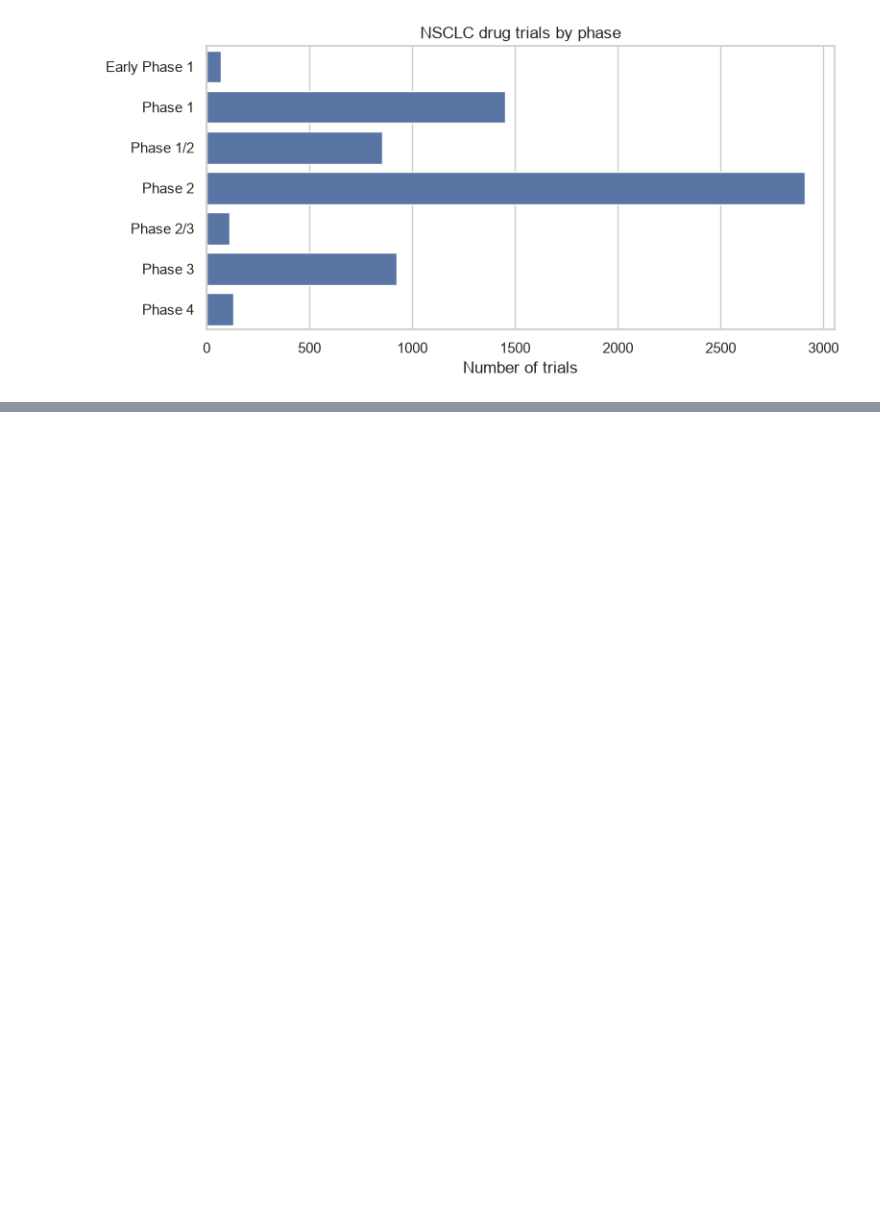
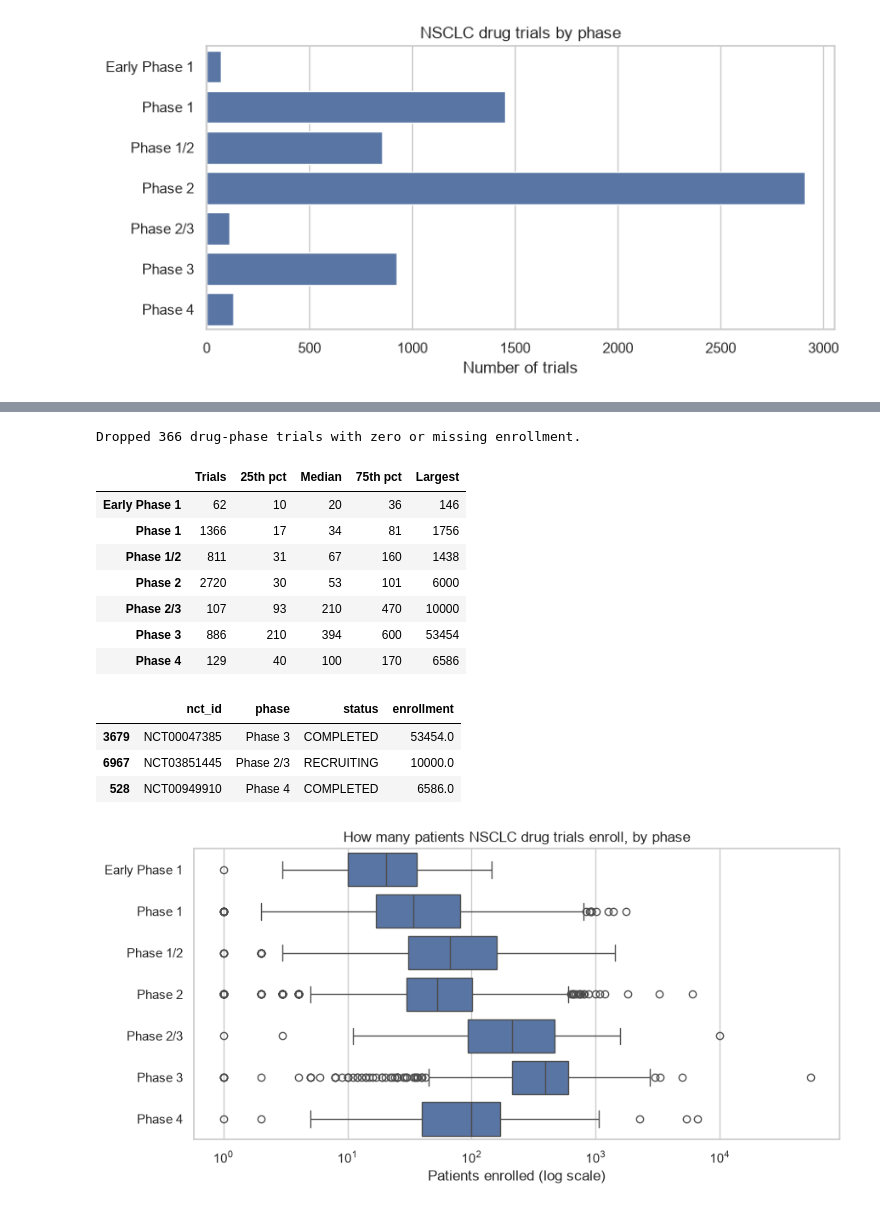
Before and after one commit to roadtoemploy1/clinical-trial-explorer, a Jupyter notebook: notebooks/03_charts.ipynb, the cells around one changed output, grey strips where cells are left out. Saved outputs shown, nothing was run; the diff lists cells and outputs as text; code cells hidden in the pictures; blank space fills up the shorter version.

```diff
--- a/notebooks/03_charts.ipynb
+++ b/notebooks/03_charts.ipynb
@@ -17,0 +150,40 @@ fig.savefig("../figures/01_trials_by_phase.png", dpi=150)
+# %%
+# Keep trials with a real enrollment number (drops zeros and missing values)
+sized = trials[(trials["enrollment"] > 0) & (trials["phase"].isin(order))]
+print(f"Dropped {len(trials[trials['phase'].isin(order)]) - len(sized)} drug-phase trials with zero or missing enrollment.\n")
+
+# Summary table for typical sizes of a phase
+stats = (sized.groupby("phase")["enrollment"]
+              .describe()[["count", "25%", "50%", "75%", "max"]]
+              .reindex(order)
+              .round(0).astype(int)
+              .rename(columns={"count": "Trials", "25%": "25th pct", "50%": "Median",
+                               "75%": "75th pct", "max": "Largest"}))
+stats.index.name = None
+display(stats)
+
+# Checking the trials with highest enrollment. Are these real or data-entry errors?
+display(sized.nlargest(3, "enrollment")[["nct_id", "phase", "status", "enrollment"]])
+
+# Box plot on a log scale
+fig, ax = plt.subplots(figsize=(9, 4.5))
+sns.boxplot(data=sized, x="enrollment", y="phase", order=order, log_scale=True, ax=ax)
+ax.set(title="How many patients NSCLC drug trials enroll, by phase",
+       xlabel="Patients enrolled (log scale)", ylabel="")
+fig.tight_layout()
+fig.savefig("../figures/05_enrollment_by_phase.png", dpi=150)
+# %% [output]
+Dropped 366 drug-phase trials with zero or missing enrollment.
+|  | Trials | 25th pct | Median | 75th pct | Largest |
+| Early Phase 1 | 62 | 10 | 20 | 36 | 146 |
+| Phase 1 | 1366 | 17 | 34 | 81 | 1756 |
+| Phase 1/2 | 811 | 31 | 67 | 160 | 1438 |
+| Phase 2 | 2720 | 30 | 53 | 101 | 6000 |
+| Phase 2/3 | 107 | 93 | 210 | 470 | 10000 |
+| Phase 3 | 886 | 210 | 394 | 600 | 53454 |
+| Phase 4 | 129 | 40 | 100 | 170 | 6586 |
+|  | nct_id | phase | status | enrollment |
+| 3679 | NCT00047385 | Phase 3 | COMPLETED | 53454.0 |
+| 6967 | NCT03851445 | Phase 2/3 | RECRUITING | 10000.0 |
+| 528 | NCT00949910 | Phase 4 | COMPLETED | 6586.0 |
+[figure, added]
```
Also changed, not shown: parts of 7 cells of this notebook, 5 other files.
